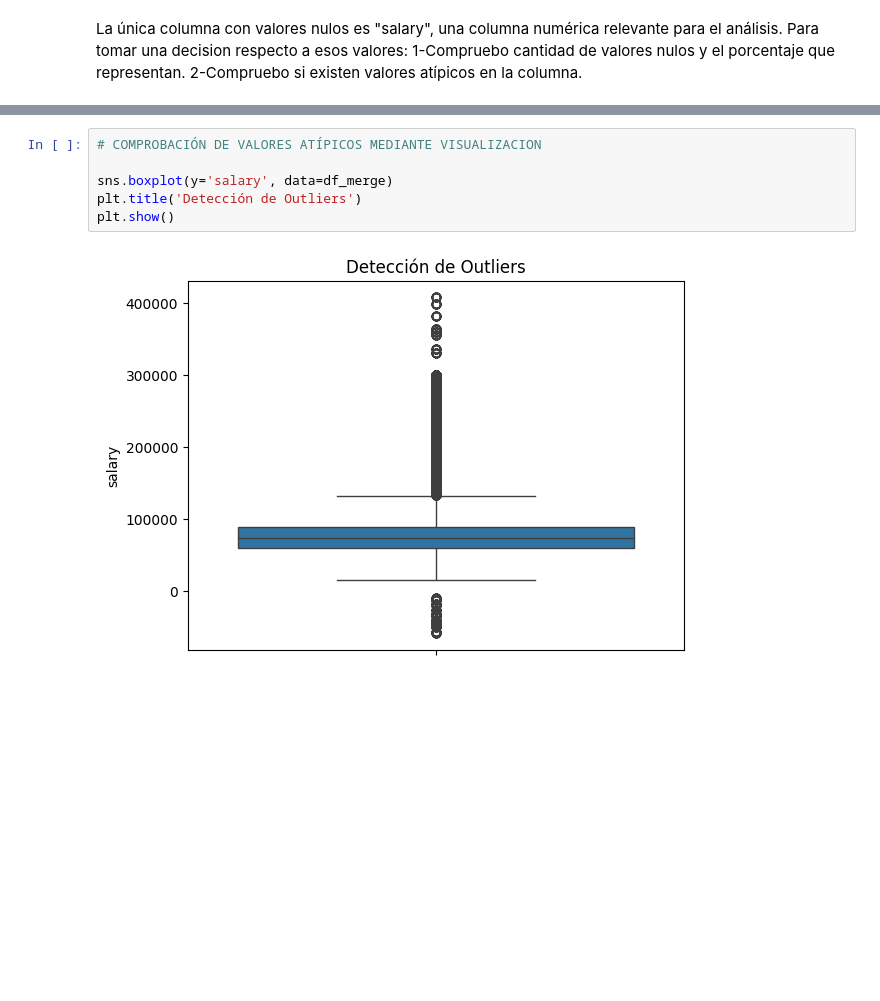
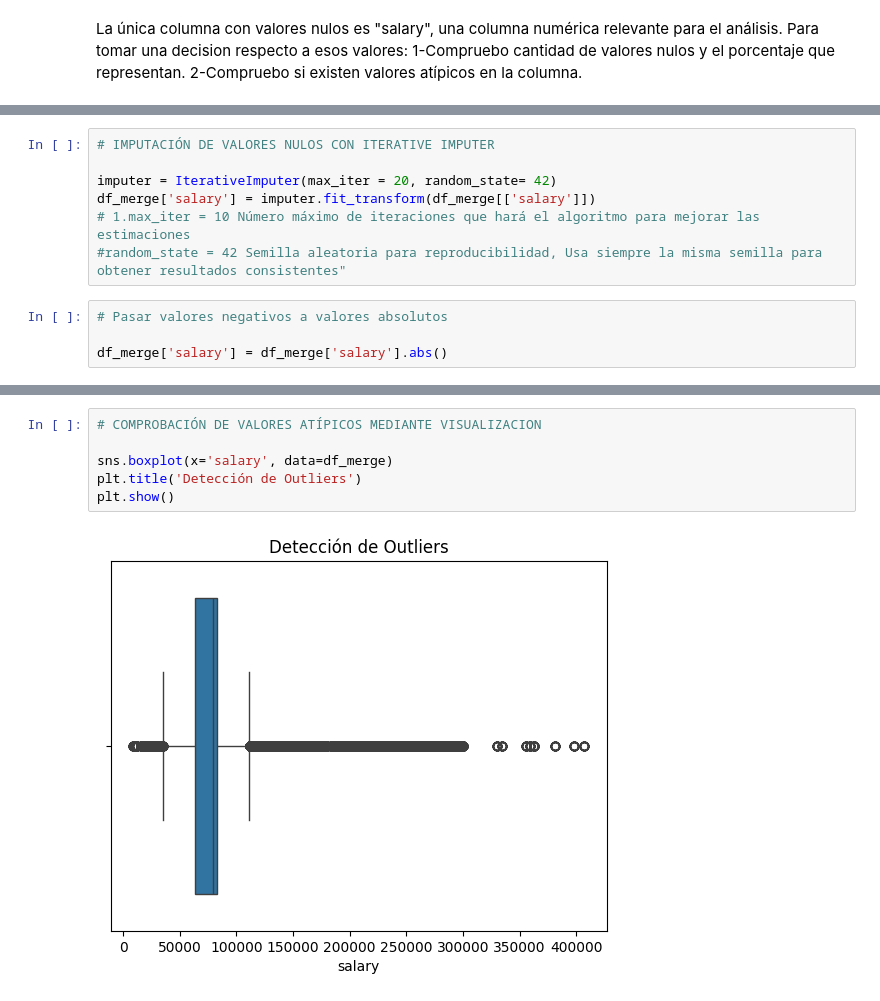
Before and after one commit to Adalab/bda-modulo-3-evaluacion-final-anitaromero25-bot, a Jupyter notebook: evaluacion_mod3_ana_romero_valderrama.ipynb, the cells around one changed output, grey strips where cells are left out. Cells and saved outputs as stored; diff of their text form; blank space fills up the shorter version.

Commit message:
comprobación de valores negativos,imputación de nulos y transformación de valores

```diff
--- a/evaluacion_mod3_ana_romero_valderrama.ipynb
+++ b/evaluacion_mod3_ana_romero_valderrama.ipynb
@@ -507,0 +517,11 @@ Name: proportion, dtype: float64
+# %%
+# IMPUTACIÓN DE VALORES NULOS CON ITERATIVE IMPUTER
+
+imputer = IterativeImputer(max_iter = 20, random_state= 42)
+df_merge['salary'] = imputer.fit_transform(df_merge[['salary']])
+# 1.max_iter = 10 Número máximo de iteraciones que hará el algoritmo para mejorar las estimaciones
+#random_state = 42 Semilla aleatoria para reproducibilidad, Usa siempre la misma semilla para obtener resultados consistentes"
+# %%
+# Pasar valores negativos a valores absolutos
+
+df_merge['salary'] = df_merge['salary'].abs()
@@ -508,8 +556,8 @@ Name: proportion, dtype: float64
 # %%
 # COMPROBACIÓN DE VALORES ATÍPICOS MEDIANTE VISUALIZACION
 
-sns.boxplot(y='salary', data=df_merge)
+sns.boxplot(x='salary', data=df_merge)
 plt.title('Detección de Outliers')
 plt.show()
 # %% [output]
-[figure, old version]
+[figure, new version]
```
Also changed, not shown: parts of 12 cells of this notebook.
